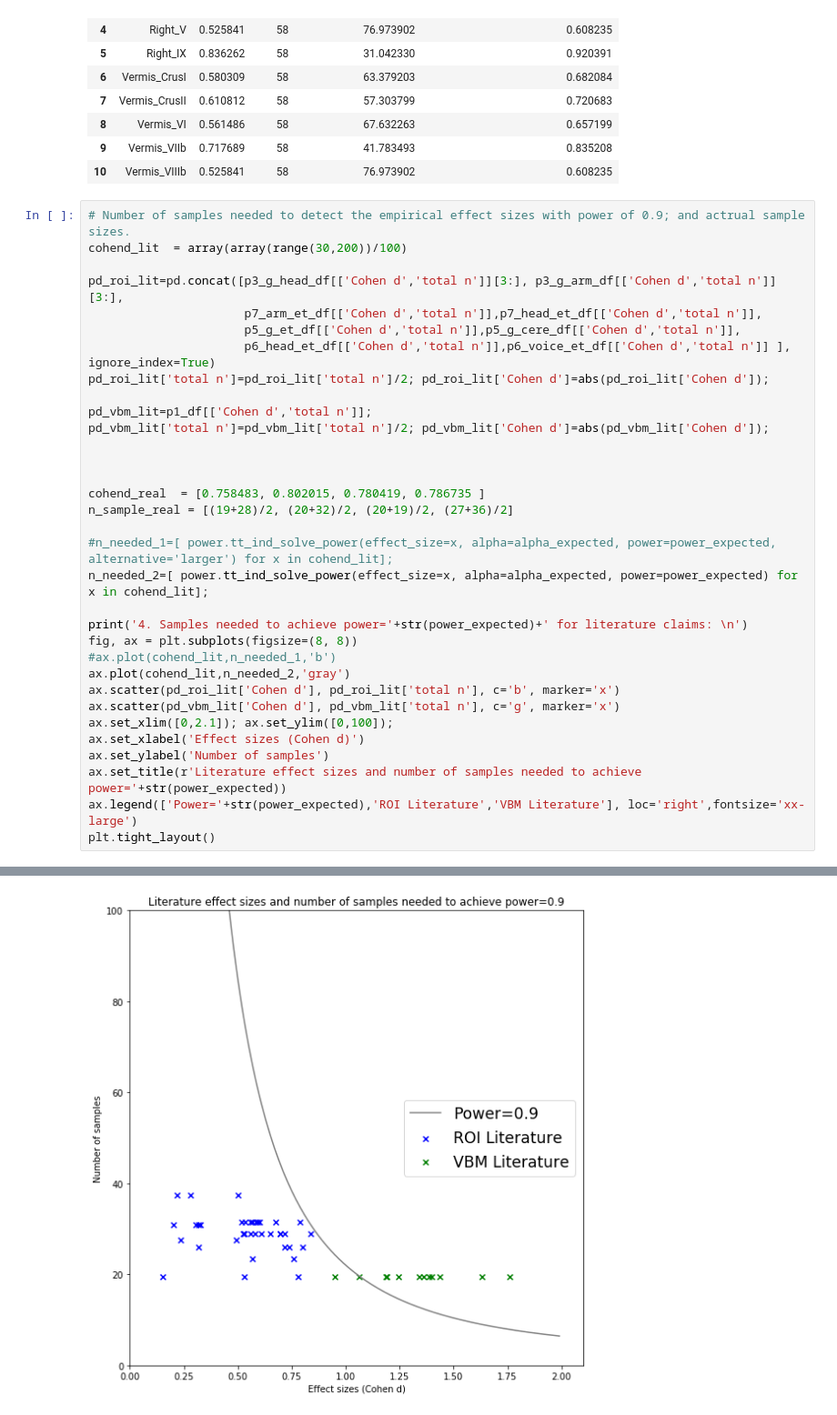
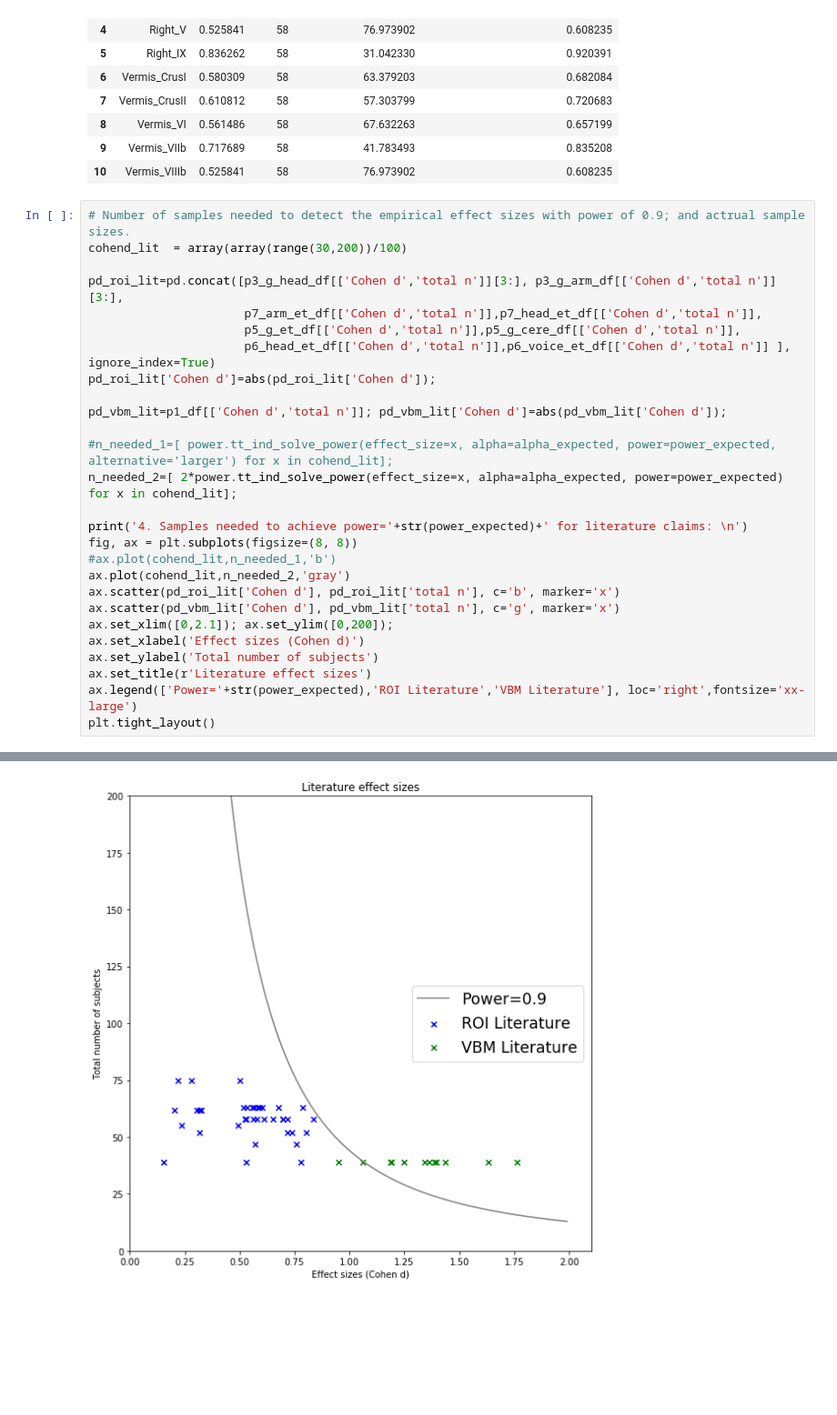
Before and after one commit to Vincent-wq/Replicability-of-PD-ICA, a Jupyter notebook: codes/devel/cerebellum_confounder/0_power_analysis.ipynb, the cells around one changed output, grey strips where cells are left out. Shown at 91% size. Cells and saved outputs as stored; diff of their text form; blank space fills up the shorter version.

```diff
--- a/codes/devel/cerebellum_confounder/0_power_analysis.ipynb
+++ b/codes/devel/cerebellum_confounder/0_power_analysis.ipynb
@@ -562,18 +562,12 @@ pd_roi_lit=pd.concat([p3_g_head_df[['Cohen d','total n']][3:], p3_g_arm_df[['Coh
                       p7_arm_et_df[['Cohen d','total n']],p7_head_et_df[['Cohen d','total n']],
                       p5_g_et_df[['Cohen d','total n']],p5_g_cere_df[['Cohen d','total n']],
                       p6_head_et_df[['Cohen d','total n']],p6_voice_et_df[['Cohen d','total n']] ], ignore_index=True)
-pd_roi_lit['total n']=pd_roi_lit['total n']/2; pd_roi_lit['Cohen d']=abs(pd_roi_lit['Cohen d']);
+pd_roi_lit['Cohen d']=abs(pd_roi_lit['Cohen d']);
 
-pd_vbm_lit=p1_df[['Cohen d','total n']];
-pd_vbm_lit['total n']=pd_vbm_lit['total n']/2; pd_vbm_lit['Cohen d']=abs(pd_vbm_lit['Cohen d']);
-
-
-
-cohend_real  = [0.758483, 0.802015, 0.780419, 0.786735 ]
-n_sample_real = [(19+28)/2, (20+32)/2, (20+19)/2, (27+36)/2]
+pd_vbm_lit=p1_df[['Cohen d','total n']]; pd_vbm_lit['Cohen d']=abs(pd_vbm_lit['Cohen d']);
 
 #n_needed_1=[ power.tt_ind_solve_power(effect_size=x, alpha=alpha_expected, power=power_expected, alternative='larger') for x in cohend_lit];
-n_needed_2=[ power.tt_ind_solve_power(effect_size=x, alpha=alpha_expected, power=power_expected) for x in cohend_lit];
+n_needed_2=[ 2*power.tt_ind_solve_power(effect_size=x, alpha=alpha_expected, power=power_expected) for x in cohend_lit];
 
 print('4. Samples needed to achieve power='+str(power_expected)+' for literature claims: \n')
 fig, ax = plt.subplots(figsize=(8, 8))
@@ -581,10 +575,10 @@ fig, ax = plt.subplots(figsize=(8, 8))
 ax.plot(cohend_lit,n_needed_2,'gray')
 ax.scatter(pd_roi_lit['Cohen d'], pd_roi_lit['total n'], c='b', marker='x')
 ax.scatter(pd_vbm_lit['Cohen d'], pd_vbm_lit['total n'], c='g', marker='x')
-ax.set_xlim([0,2.1]); ax.set_ylim([0,100]);
+ax.set_xlim([0,2.1]); ax.set_ylim([0,200]);
 ax.set_xlabel('Effect sizes (Cohen d)')
-ax.set_ylabel('Number of samples')
-ax.set_title(r'Literature effect sizes and number of samples needed to achieve power='+str(power_expected))
+ax.set_ylabel('Total number of subjects')
+ax.set_title(r'Literature effect sizes')
 ax.legend(['Power='+str(power_expected),'ROI Literature','VBM Literature'], loc='right',fontsize='xx-large')
 plt.tight_layout()
 # %% [output]
@@ -596,2 +590,2 @@ See the caveats in the documentation: http://pandas.pydata.org/pandas-docs/stabl
 4. Samples needed to achieve power=0.9 for literature claims:
-[figure, old version]
+[figure, new version]
```
Also changed, not shown: parts of 1 cell of this notebook.
